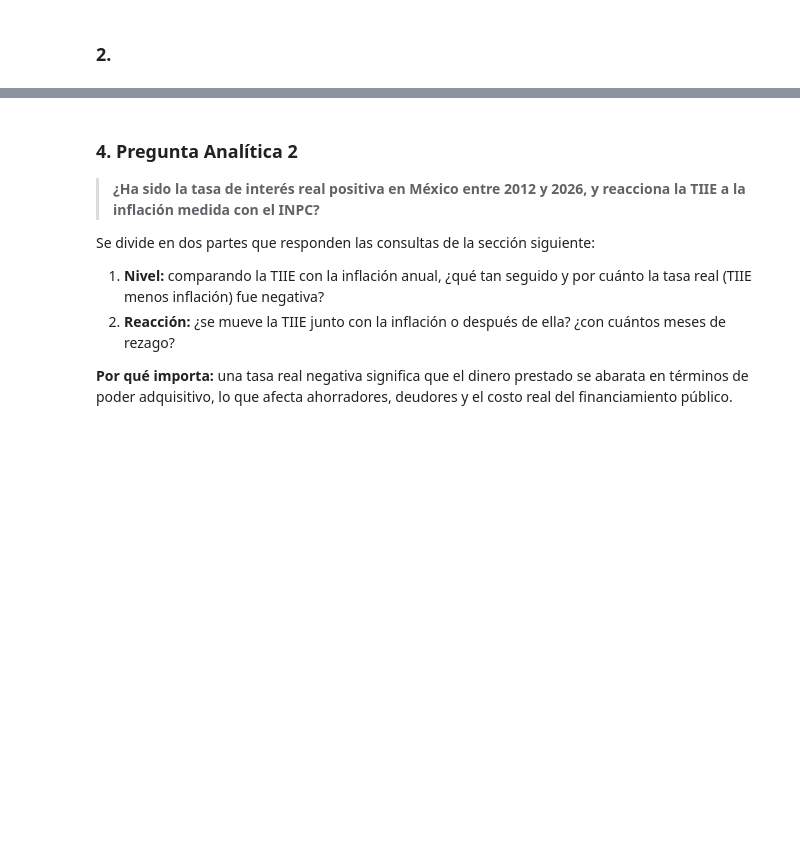
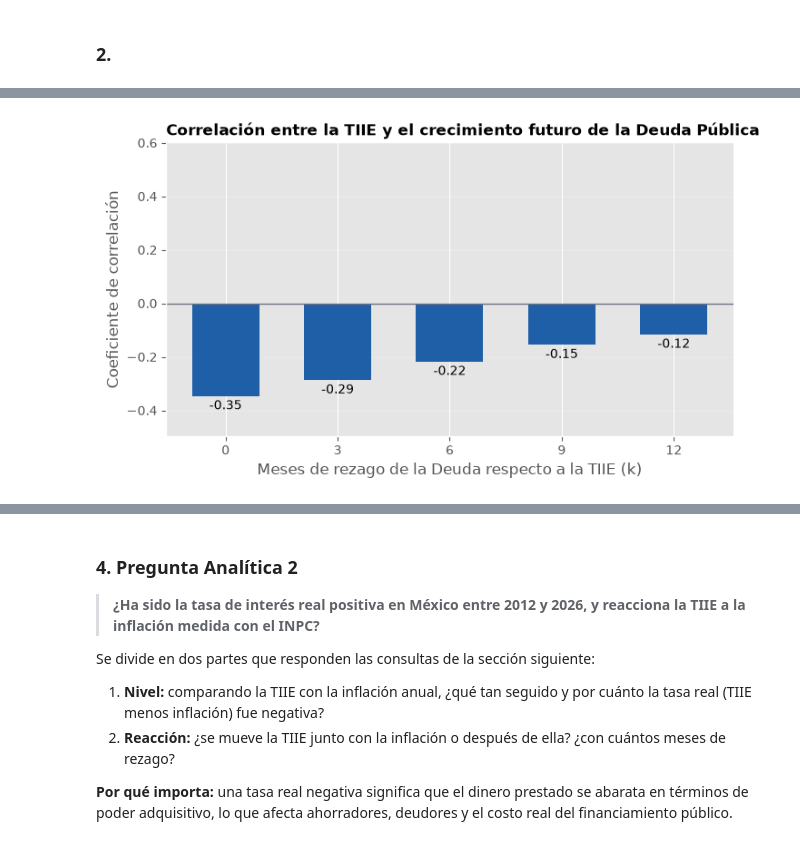
Before and after one commit to mauriciozimag/PyEconGDL, a Jupyter notebook: notebooks/reporte_de_proyecto.ipynb, the cells around one changed output, grey strips where cells are left out. Saved outputs shown, nothing was run; the diff lists cells and outputs as text; code cells hidden in the pictures; blank space fills up the shorter version.

```diff
--- a/notebooks/reporte_de_proyecto.ipynb
+++ b/notebooks/reporte_de_proyecto.ipynb
@@ -42,0 +281,26 @@ PARQUET_PATH = Path("../data/processed/NOMBRE_DEL_ARCHIVO.parquet")  # TODO: cam
+# %%
+#Cálculo de indicadores
+pdf_deuda = deuda_monetaria.toPandas()
+anual_deuda = deuda_por_anio.toPandas()
+corr_deuda = rezagos_deuda_df.toPandas()
+
+n_deuda = len(pdf_deuda)
+acel = int(pdf_deuda["CREC_ACELERADO"].sum())
+crec_deuda_restr = pdf_deuda.loc[pdf_deuda["POSTURA_MONETARIA"] == "Restrictiva", "CREC_DEUDA_ANUAL"].mean()
+crec_deuda_acom = pdf_deuda.loc[pdf_deuda["POSTURA_MONETARIA"] == "Acomodaticia", "CREC_DEUDA_ANUAL"].mean()
+min_deuda = pdf_deuda.loc[pdf_deuda["CREC_DEUDA_ANUAL"].idxmin()]
+max_deuda = pdf_deuda.loc[pdf_deuda["CREC_DEUDA_ANUAL"].idxmax()]
+corr_deuda_0 = float(corr_deuda.loc[corr_deuda["REZAGO_MESES"] == 0, "CORRELACION"].iloc[0])
+max_corr_row = corr_deuda.loc[corr_deuda["CORRELACION"].idxmax()]
+
+print("INDICADOR 1 · Crecimiento anual de la Deuda Pública según postura monetaria")
+print(f"  Crecimiento anual promedio de la deuda: {pdf_deuda['CREC_DEUDA_ANUAL'].mean():.2f}% ({pdf_deuda['CICLO'].iloc[0]} a {pdf_deuda['CICLO'].iloc[-1]})")
+print(f"  Crecimiento promedio con TIIE Restrictiva (>= mediana {pdf_deuda['TIIE_MEDIANA'].iloc[0]:.2f}%): {crec_deuda_restr:.2f}%")
+print(f"  Crecimiento promedio con TIIE Acomodaticia (< mediana): {crec_deuda_acom:.2f}%")
+print(f"  Meses con crecimiento acelerado (>= 10% anual): {acel} de {n_deuda} ({acel / n_deuda:.1%})")
+print(f"  Mínimo crecimiento anual: {min_deuda['CREC_DEUDA_ANUAL']:.2f}% en {min_deuda['CICLO']} (TIIE {min_deuda['TIIE']:.2f}%)")
+print(f"  Máximo crecimiento anual: {max_deuda['CREC_DEUDA_ANUAL']:.2f}% en {max_deuda['CICLO']} (TIIE {max_deuda['TIIE']:.2f}%)")
+print()
+print("INDICADOR 2 · Rezago de transmisión TIIE -> Deuda Pública")
+print(f"  Correlación contemporánea (rezago 0): {corr_deuda_0:.4f}")
+print(f"  Correlación más alta: {max_corr_row['CORRELACION']:.4f} con rezago de {int(max_corr_row['REZAGO_MESES'])} meses")
@@ -42,0 +370,18 @@ PARQUET_PATH = Path("../data/processed/NOMBRE_DEL_ARCHIVO.parquet")  # TODO: cam
+# %%
+#Gráfica 2
+fig, ax = plt.subplots(figsize=(7, 4), constrained_layout=True)
+colores_corr_d = [NARANJA if v >= 0 else AZUL for v in corr_deuda["CORRELACION"]]
+barras = ax.bar(corr_deuda["REZAGO_MESES"].astype(str), corr_deuda["CORRELACION"], color=colores_corr_d, width=0.6)
+ax.bar_label(barras, fmt="%.2f", padding=3)
+ax.axhline(0, color=GRIS, lw=1)
+ax.set_ylim(min(-0.4, corr_deuda["CORRELACION"].min() - 0.15), max(0.6, corr_deuda["CORRELACION"].max() + 0.15))
+ax.set_title("Correlación entre la TIIE y el crecimiento futuro de la Deuda Pública", loc="left", fontsize=12, fontweight="bold")
+ax.set_xlabel("Meses de rezago de la Deuda respecto a la TIIE (k)")
+ax.set_ylabel("Coeficiente de correlación")
+ax.spines[["top", "right"]].set_visible(False)
+ax.grid(axis="y", alpha=0.25)
+
+fig.savefig("../docs/pregunta1/tiie_deuda_rezagos.png", dpi=150)
+plt.show()
+# %% [output]
+[figure, added]
```
Also changed, not shown: parts of 32 cells of this notebook, 2 other files.
